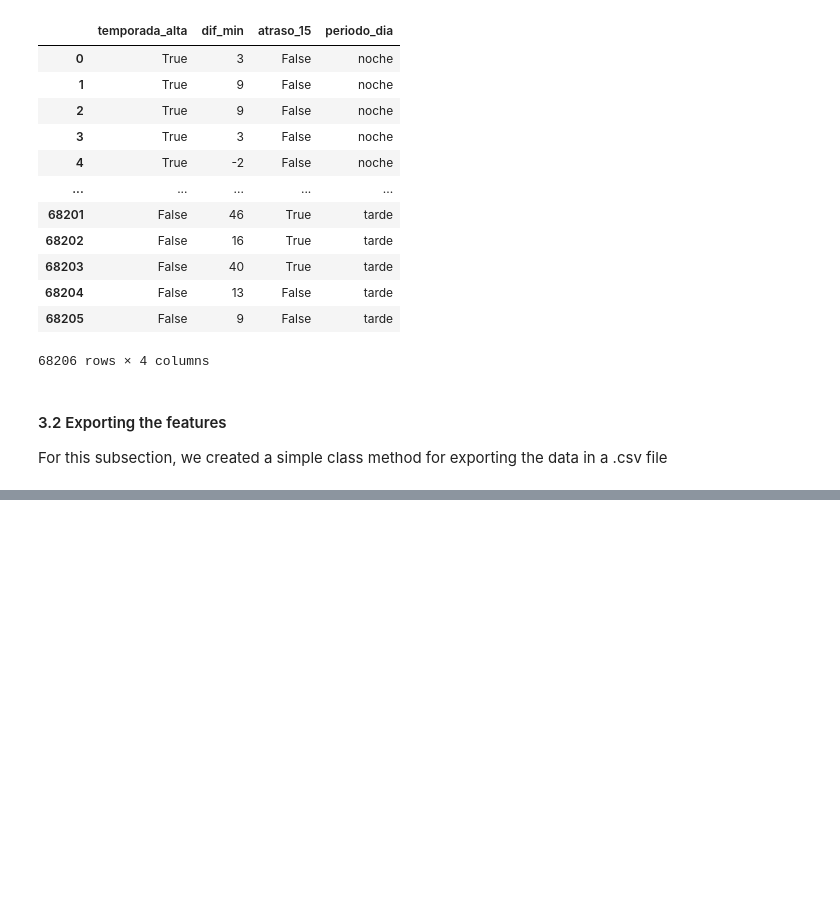
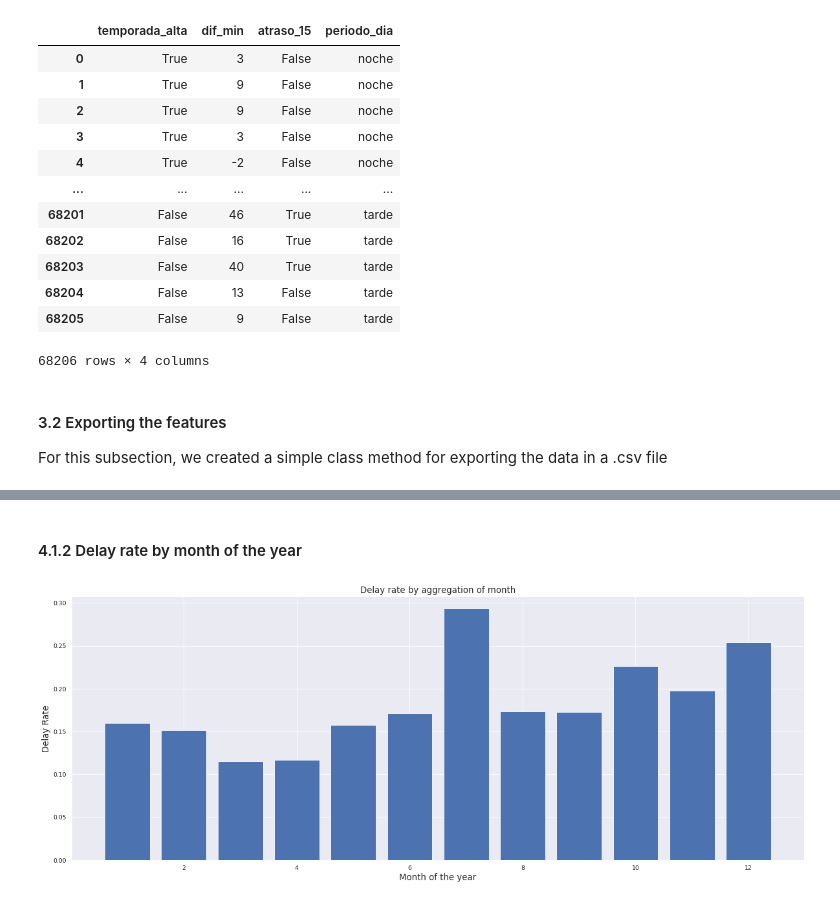
Before and after one commit to vicente-cp/ds-challenge-latam, a Jupyter notebook: solution.ipynb, the cells around one changed output, grey strips where cells are left out. Drawn from its saved outputs; the diff is of its cells as text; code cells hidden in the pictures; blank space fills up the shorter version.

```diff
--- a/solution.ipynb
+++ b/solution.ipynb
@@ -420,0 +444,13 @@ new_df = pd.read_csv(output_path)
+# %% [markdown]
+#### 4.1.2 Delay rate by month of the year
+# %%
+month_delay = flight_data.data[["MES","atraso_15"]].groupby(["MES"]).mean()
+
+general_distribution(month_delay.index,
+                     month_delay["atraso_15"],
+                     xlabel="Month of the year",
+                     ylabel="Delay Rate",
+                     title="Delay rate by aggregation of month",
+                     tick_rotation=False )
+# %% [output]
+[figure, added]
```
Also changed, not shown: parts of 13 cells of this notebook.
